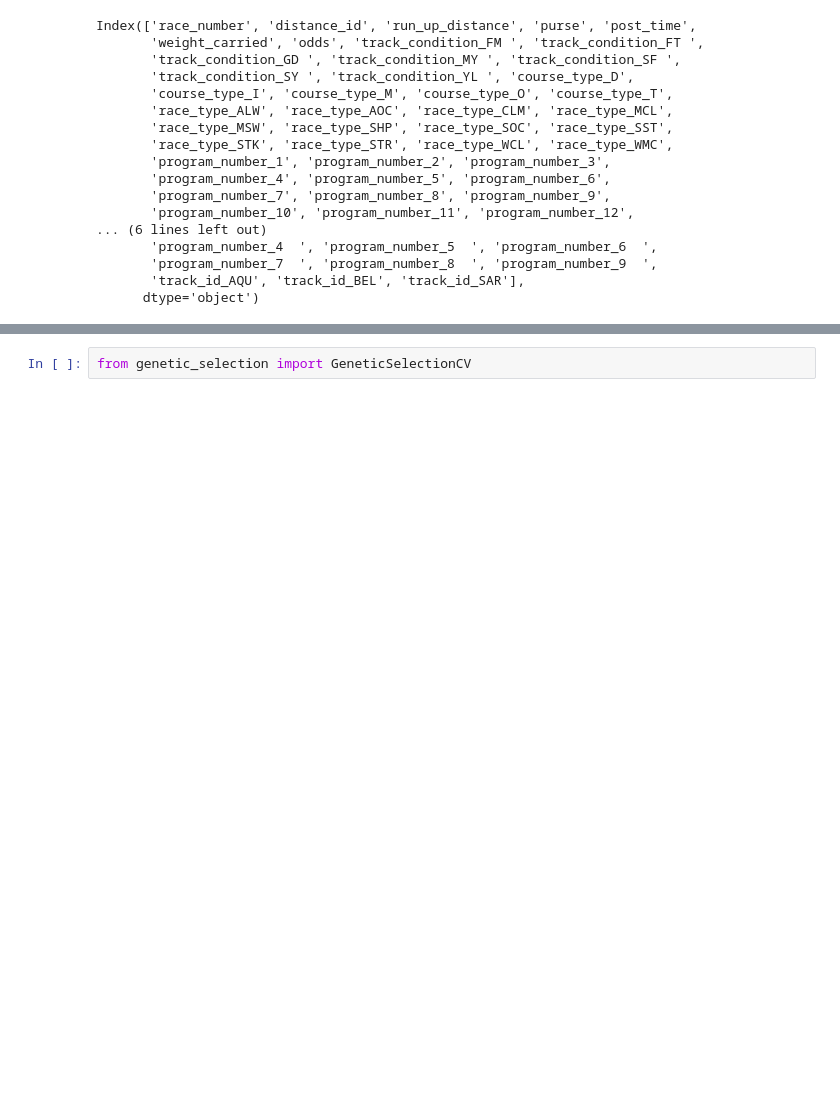
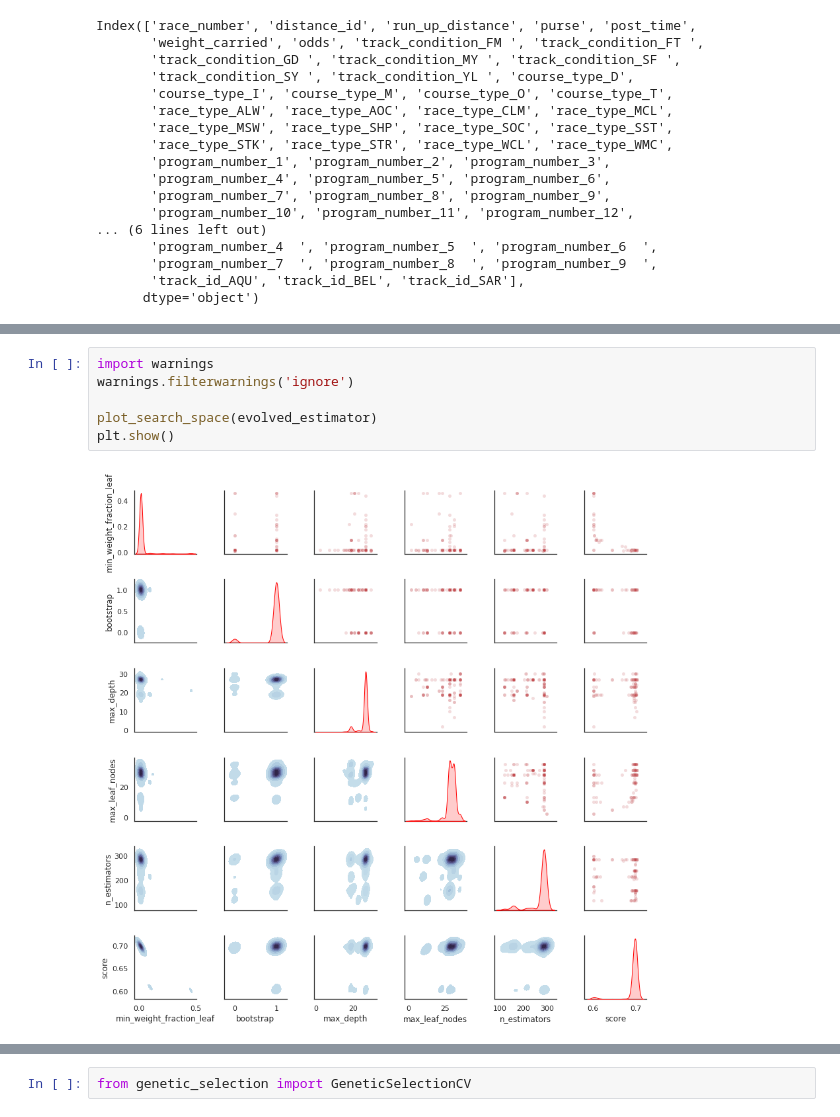
Before and after one commit to jsebastianquiroga/Big_Data-_Derby_2022_SI, a Jupyter notebook: Notebooks/sistemas_inteligentes.ipynb, the cells around one changed output, grey strips where cells are left out. Saved outputs shown, nothing was run; the diff lists cells and outputs as text; blank space fills up the shorter version.

```diff
--- a/Notebooks/sistemas_inteligentes.ipynb
+++ b/Notebooks/sistemas_inteligentes.ipynb
@@ -1183,0 +1286,8 @@ accuracy
+# %%
+import warnings
+warnings.filterwarnings('ignore')
+
+plot_search_space(evolved_estimator)
+plt.show()
+# %% [output]
+[figure, added]
```
Also changed, not shown: parts of 14 cells of this notebook.
